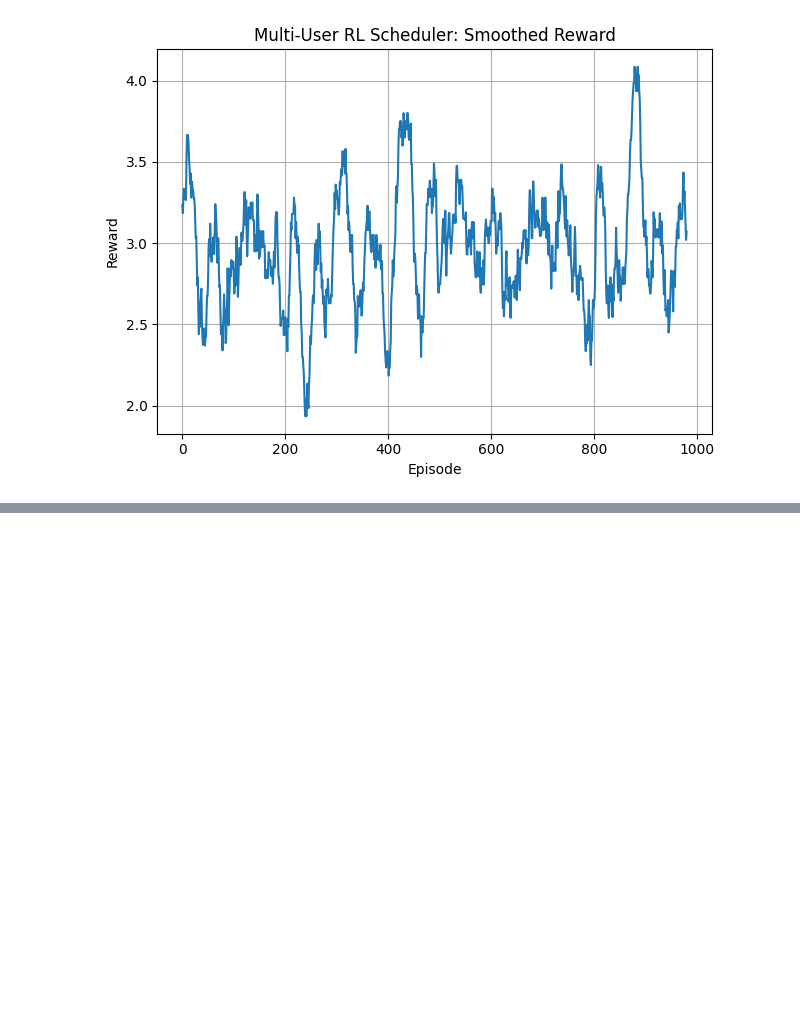
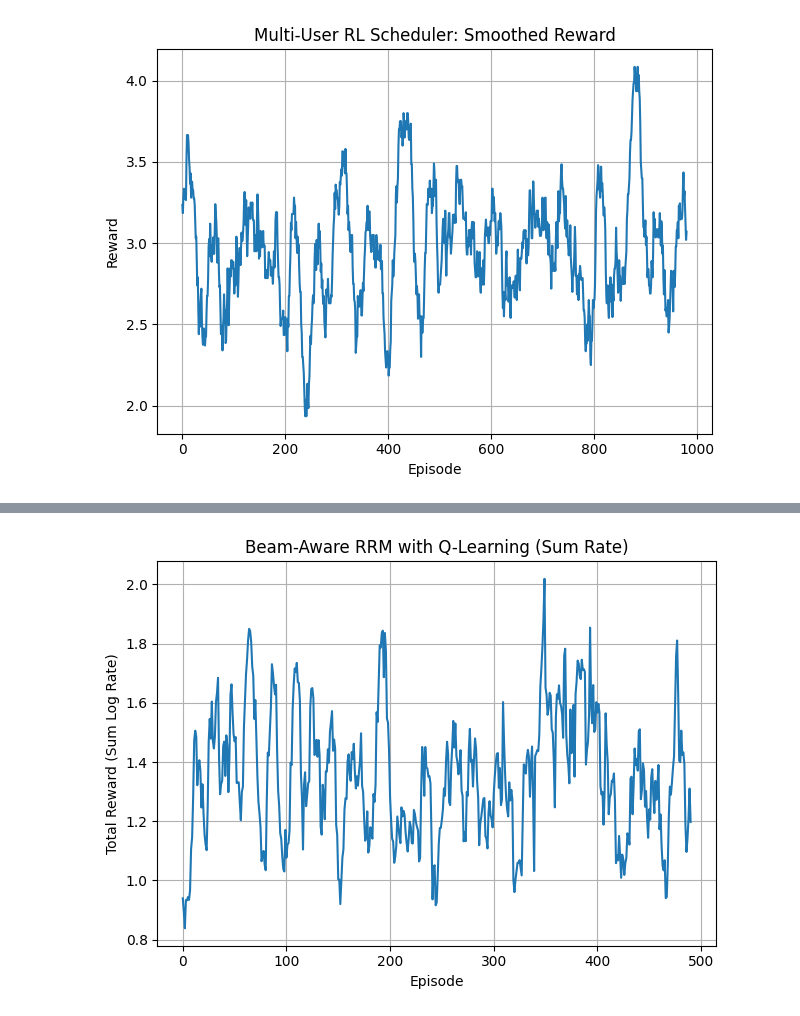
Before and after one commit to hamed-h98/5G_projects, a Jupyter notebook: 01_Wireless_PHY/WirelessComm_Tutorial2.ipynb, the cells around one changed output, grey strips where cells are left out. Drawn from its saved outputs; the diff is of its cells as text; code cells hidden in the pictures; blank space fills up the shorter version.

```diff
--- a/01_Wireless_PHY/WirelessComm_Tutorial2.ipynb
+++ b/01_Wireless_PHY/WirelessComm_Tutorial2.ipynb
@@ -1385,0 +1509,92 @@ plt.tight_layout()
+# %%
+# Re-import after code execution state reset
+import numpy as np
+import random
+import matplotlib.pyplot as plt
+
+# ==== SYSTEM PARAMETERS ====
+num_users = 4
+num_beams = 8  # Discrete directions
+num_rbs = 4    # Resource blocks
+power_levels = [0.1, 0.5, 1.0]  # in watts
+sigma2 = 1e-3  # Noise power
+
+# ==== SIMULATION SETTINGS ====
+episodes = 500
+gamma = 0.9
+alpha = 0.1
+epsilon = 0.1
+
+# ==== STATE AND ACTION SPACES ====
+beam_space = list(range(num_beams))
+rb_space = list(range(num_rbs))
+power_space = power_levels
+action_space = [(u, b, r, p) for u in range(num_users)
+                for b in beam_space for r in rb_space for p in power_space]
+num_actions = len(action_space)
+
+# Dummy channel generation function
+def generate_channel(user_idx, beam_idx):
+    # Beam gain decreases with beam misalignment (simulate using cosine-like pattern)
+    angle_diff = abs(beam_idx - (user_idx % num_beams))  # fake alignment
+    beam_gain = np.cos(np.pi * angle_diff / (2 * num_beams)) ** 2
+    fading = np.random.rayleigh(scale=0.5)
+    return beam_gain * fading
+
+# Reward calculation
+def compute_sinr(h, P_tx, interference):
+    return (P_tx * h) / (interference + sigma2)
+
+def compute_reward(sinr):
+    return np.log2(1 + sinr)
+
+# Initialize Q-table with simplified user states
+Q = np.zeros((num_users, num_actions))
+reward_history = []
+
+# ==== RL LOOP ====
+for ep in range(episodes):
+    total_reward = 0
+    user_states = list(range(num_users))  # Simplified state per user
+
+    for u in user_states:
+        if random.random() < epsilon:
+            action_idx = random.randint(0, num_actions - 1)
+        else:
+            action_idx = np.argmax(Q[u])
+
+        user, beam, rb, power = action_space[action_idx]
+
+        # Generate channel gain for selected beam
+        h = generate_channel(user, beam)
+
+        # Simulate interference from other users (simplified)
+        interference = 0
+        for other_u in range(num_users):
+            if other_u != u:
+                other_beam = random.choice(beam_space)
+                other_power = random.choice(power_space)
+                h_other = generate_channel(other_u, other_beam)
+                interference += h_other * other_power
+
+        sinr = compute_sinr(h, power, interference)
+        reward = compute_reward(sinr)
+
+        total_reward += reward
+
+        # Update Q-table
+        next_best = np.max(Q[u])
+        Q[u][action_idx] += alpha * (reward + gamma * next_best - Q[u][action_idx])
+
+    reward_history.append(total_reward)
+
+# ==== PLOT REWARD ====
+plt.plot(np.convolve(reward_history, np.ones(10)/10, mode='valid'))
+plt.title("Beam-Aware RRM with Q-Learning (Sum Rate)")
+plt.xlabel("Episode")
+plt.ylabel("Total Reward (Sum Log Rate)")
+plt.grid(True)
+plt.tight_layout()
+plt.show()
+# %% [output]
+[figure, added]
```
Also changed, not shown: parts of 11 cells of this notebook.
